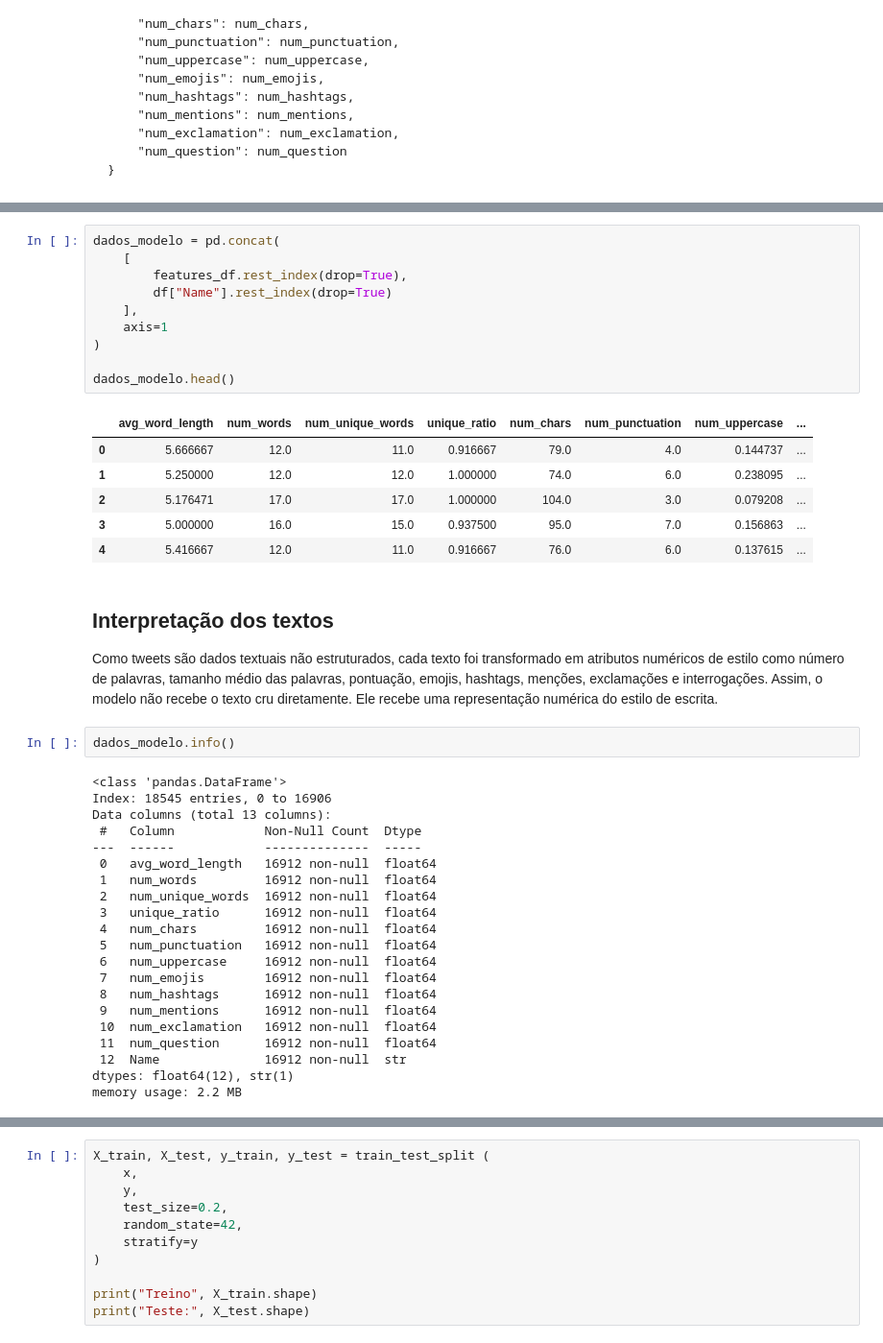
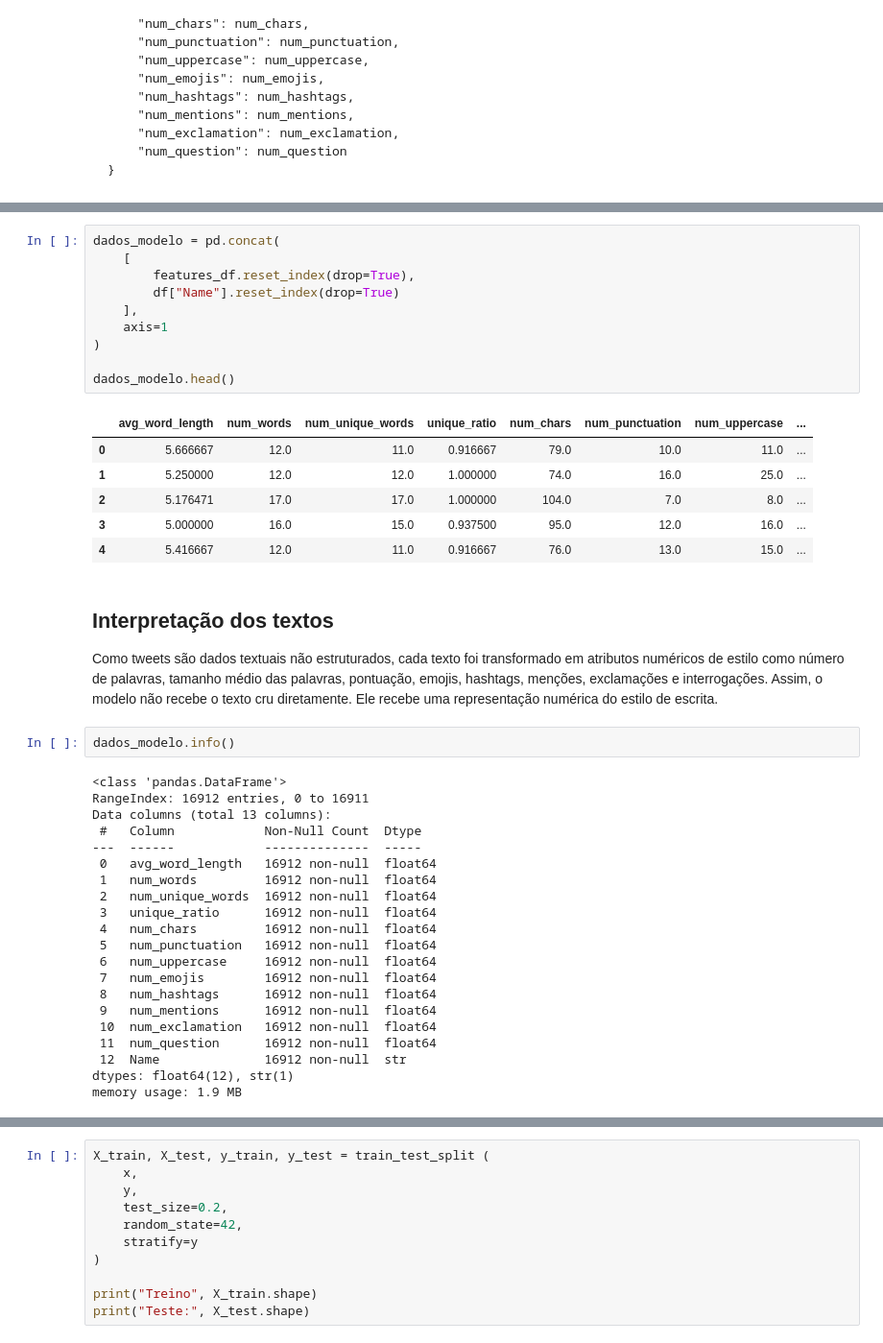
Before and after one commit to JoaoMiltzarek/Assinaturadigital, a Jupyter notebook: notebooks/analise.ipynb, the cells around one changed output, grey strips where cells are left out. Shown at 96% size. Drawn from its saved outputs; the diff is of its cells as text.

```diff
--- a/notebooks/analise.ipynb
+++ b/notebooks/analise.ipynb
@@ -245,20 +250,20 @@ features_df.head()
 # %%
 dados_modelo = pd.concat(
     [
-        features_df.rest_index(drop=True),
-        df["Name"].rest_index(drop=True)
+        features_df.reset_index(drop=True),
+        df["Name"].reset_index(drop=True)
     ],
     axis=1
 )
 
 dados_modelo.head()
 # %% [output]
 |  | avg_word_length | num_words | num_unique_words | unique_ratio | num_chars | num_punctuation | num_uppercase | ... |
-| 0 | 5.666667 | 12.0 | 11.0 | 0.916667 | 79.0 | 4.0 | 0.144737 | ... |
-| 1 | 5.250000 | 12.0 | 12.0 | 1.000000 | 74.0 | 6.0 | 0.238095 | ... |
-| 2 | 5.176471 | 17.0 | 17.0 | 1.000000 | 104.0 | 3.0 | 0.079208 | ... |
-| 3 | 5.000000 | 16.0 | 15.0 | 0.937500 | 95.0 | 7.0 | 0.156863 | ... |
-| 4 | 5.416667 | 12.0 | 11.0 | 0.916667 | 76.0 | 6.0 | 0.137615 | ... |
+| 0 | 5.666667 | 12.0 | 11.0 | 0.916667 | 79.0 | 10.0 | 11.0 | ... |
+| 1 | 5.250000 | 12.0 | 12.0 | 1.000000 | 74.0 | 16.0 | 25.0 | ... |
+| 2 | 5.176471 | 17.0 | 17.0 | 1.000000 | 104.0 | 7.0 | 8.0 | ... |
+| 3 | 5.000000 | 16.0 | 15.0 | 0.937500 | 95.0 | 12.0 | 16.0 | ... |
+| 4 | 5.416667 | 12.0 | 11.0 | 0.916667 | 76.0 | 13.0 | 15.0 | ... |
 # %% [markdown]
 ## Interpretação dos textos
 
@@ -268,7 +273,7 @@ Assim, o modelo não recebe o texto cru diretamente. Ele recebe uma representaç
 dados_modelo.info()
 # %% [output]
 <class 'pandas.DataFrame'>
-Index: 18545 entries, 0 to 16906
+RangeIndex: 16912 entries, 0 to 16911
 Data columns (total 13 columns):
  #   Column            Non-Null Count  Dtype
 ---  ------            --------------  -----
@@ -286,7 +291,7 @@ Data columns (total 13 columns):
  11  num_question      16912 non-null  float64
  12  Name              16912 non-null  str
 dtypes: float64(12), str(1)
-memory usage: 2.2 MB
+memory usage: 1.9 MB
 # %%
 plt.figure(figsize=(12, 8))
 sns.heatmap(features_df.corr(), annot=True, cmap="coolwarm", fmt=".2f")
```
Also changed, not shown: parts of 14 cells of this notebook, 3 other files.
